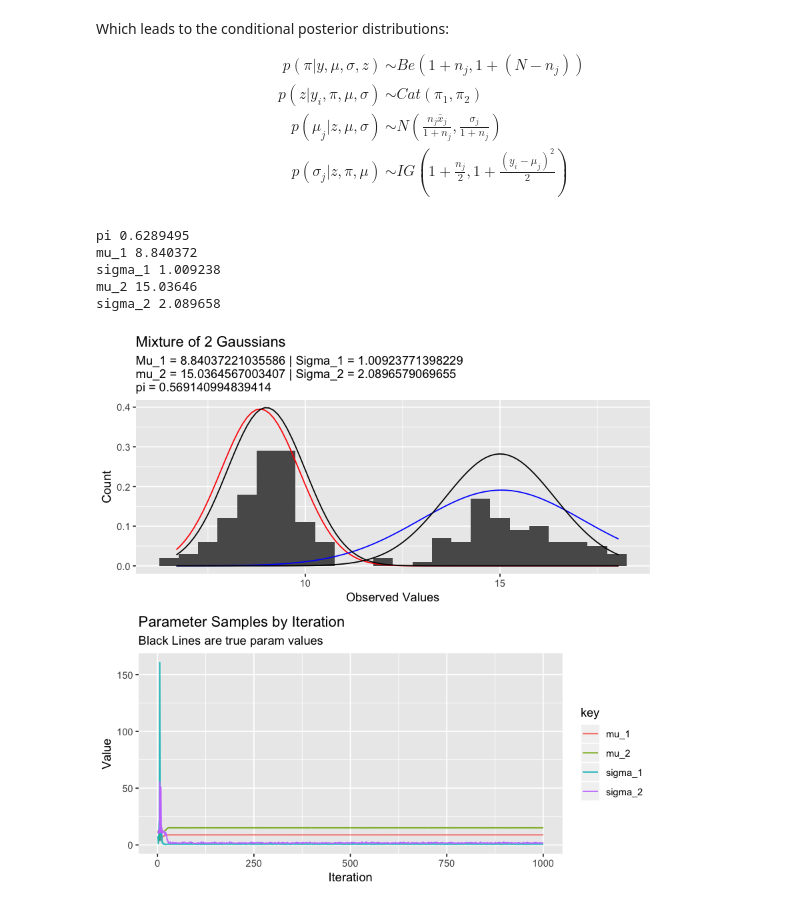
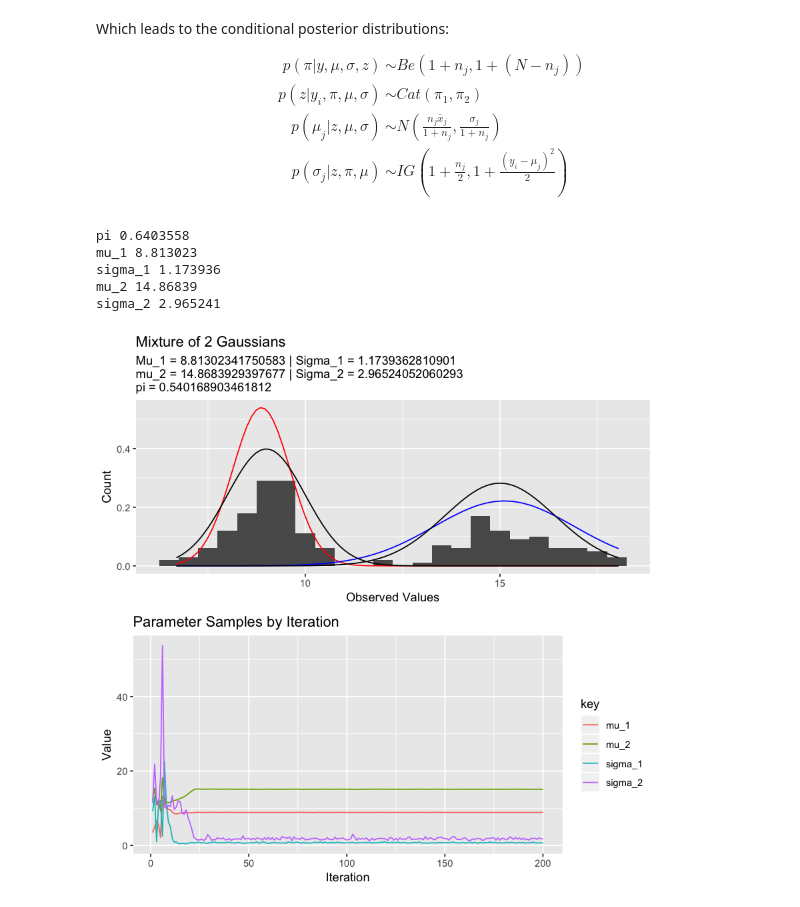
Before and after one commit to blazickjp/Research, a Jupyter notebook: EM-Gibbs-Alg.ipynb, the cells around one changed output. Saved outputs shown, nothing was run; the diff lists cells and outputs as text; code cells hidden in the pictures.

```diff
--- a/EM-Gibbs-Alg.ipynb
+++ b/EM-Gibbs-Alg.ipynb
@@ -244,44 +244,45 @@ gibbs <- function(data, iters) {
       "\nsigma_1", mean(sigma_1_vec),
       "\nmu_2", mean(mu_2_vec),
       "\nsigma_2", mean(sigma_2_vec))
 
+  # We throw out the first 25 values as "warm up" to prevent our estimates from being
+  # Skewed by the variation at the begining
   p_1 <- data %>%
     ggplot(aes(x = y)) + geom_histogram(aes(y = stat(density)),binwidth = .5) +
     ggtitle("Mixture of 2 Gaussians",
             subtitle = glue::glue("Mu_1 = {mean(mu_1_vec)} | Sigma_1 = {mean(sigma_1_vec)}
                                    mu_2 = {mean(mu_2_vec)} | Sigma_2 = {mean(sigma_2_vec)}
                                    pi = {mean(pi_vec)}")) +
     xlab("Observed Values") + ylab("Count") +
-    stat_function(fun = dnorm, args = list(mean = mean(mu_1_vec),
-                                           sd = mean(sigma_1_vec)), col="red") +
-    stat_function(fun = dnorm, args = list(mean = mean(mu_2_vec),
-                                           sd = mean(sigma_2_vec)), col="blue") +
+    stat_function(fun = dnorm, args = list(mean = mean(mu_1_vec[25:iters]),
+                                           sd = mean(sigma_1_vec[25:iters])), col="red") +
+    stat_function(fun = dnorm, args = list(mean = mean(mu_2_vec[25:iters]),
+                                           sd = mean(sigma_2_vec[25:iters])), col="blue") +
     stat_function(fun = dnorm, args = list(mean = 9,
                                            sd = 1), col = "black") +
     stat_function(fun = dnorm, args = list(mean = 15,
                                            sd = sqrt(2)), col = "black")
 
   p_2 <- data.frame(mu_1 = mu_1_vec,
                     mu_2 = mu_2_vec,
                     sigma_1 = sigma_1_vec,
                     sigma_2 = sigma_2_vec,
                     k = 1:iters) %>%
     gather(key, value, -k) %>%
     ggplot(aes(x = k, y = value, col = key, group = key)) +
     geom_line() +
-    ggtitle("Parameter Samples by Iteration",
-            subtitle = "Black Lines are true param values") +
+    ggtitle("Parameter Samples by Iteration") +
     xlab("Iteration") + ylab("Value")
 
   grid.arrange(p_1, p_2, nrow = 2)
 
 }
-set.seed(1234)
-gibbs(df, 1000)
+set.seed(123)
+gibbs(df, 200)
 # %% [output]
-pi 0.6289495
-mu_1 8.840372
-sigma_1 1.009238
-mu_2 15.03646
-sigma_2 2.089658
+pi 0.6403558
+mu_1 8.813023
+sigma_1 1.173936
+mu_2 14.86839
+sigma_2 2.965241
-[figure, old version]
+[figure, new version]
```
